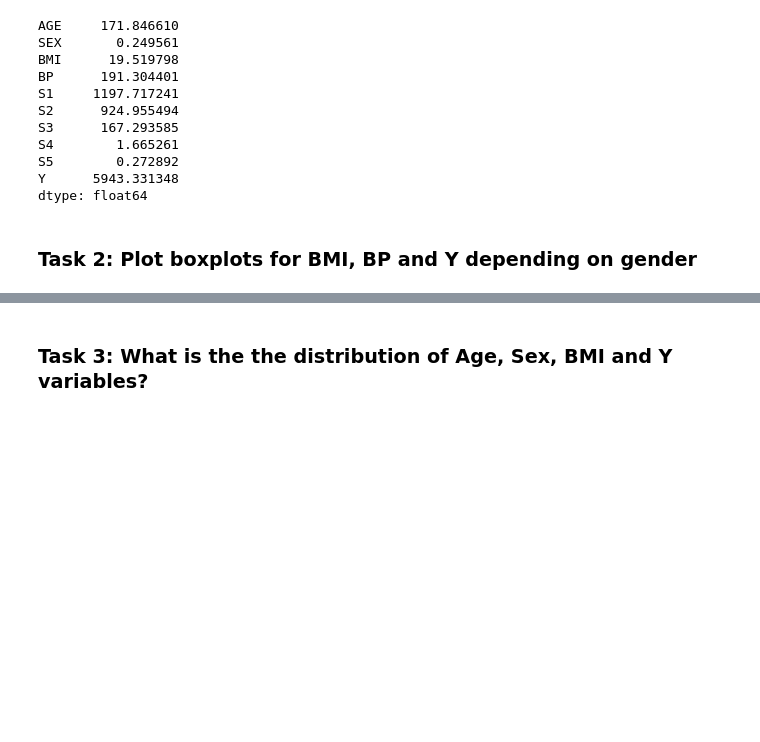
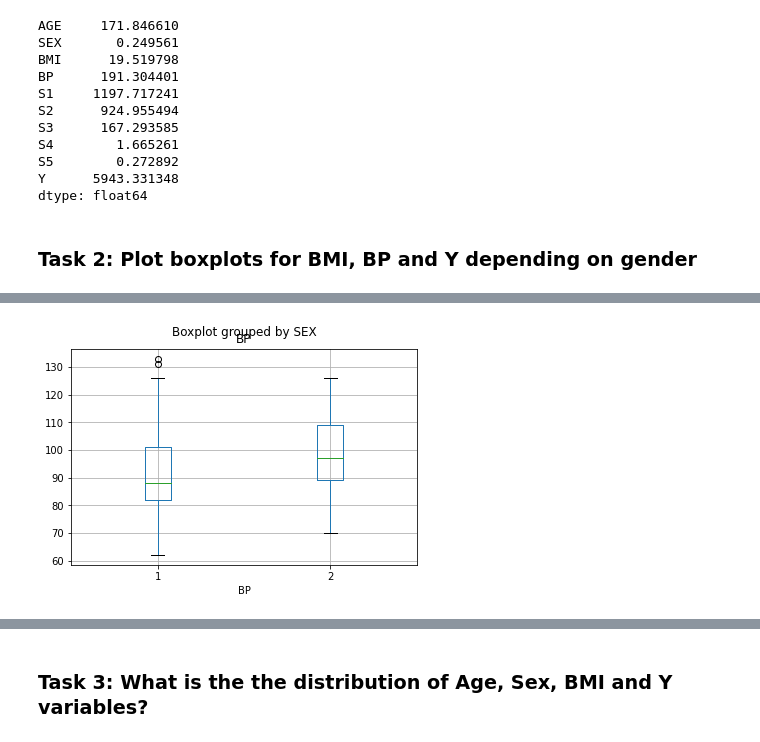
Before and after one commit to bhimtamang1/413A-2022, a Jupyter notebook: homework/HW01/HW01.ipynb, the cells around one changed output, grey strips where cells are left out. Saved outputs shown, nothing was run; the diff lists cells and outputs as text; code cells hidden in the pictures; blank space fills up the shorter version.

```diff
--- a/homework/HW01/HW01.ipynb
+++ b/homework/HW01/HW01.ipynb
@@ -84,0 +85,6 @@ plt.show()
+# %%
+df.boxplot(column=('BP'),by='SEX')
+plt.xticks(rotation='horizontal')
+plt.show()
+# %% [output]
+[figure, added]
```
Also changed, not shown: parts of 2 cells of this notebook.
